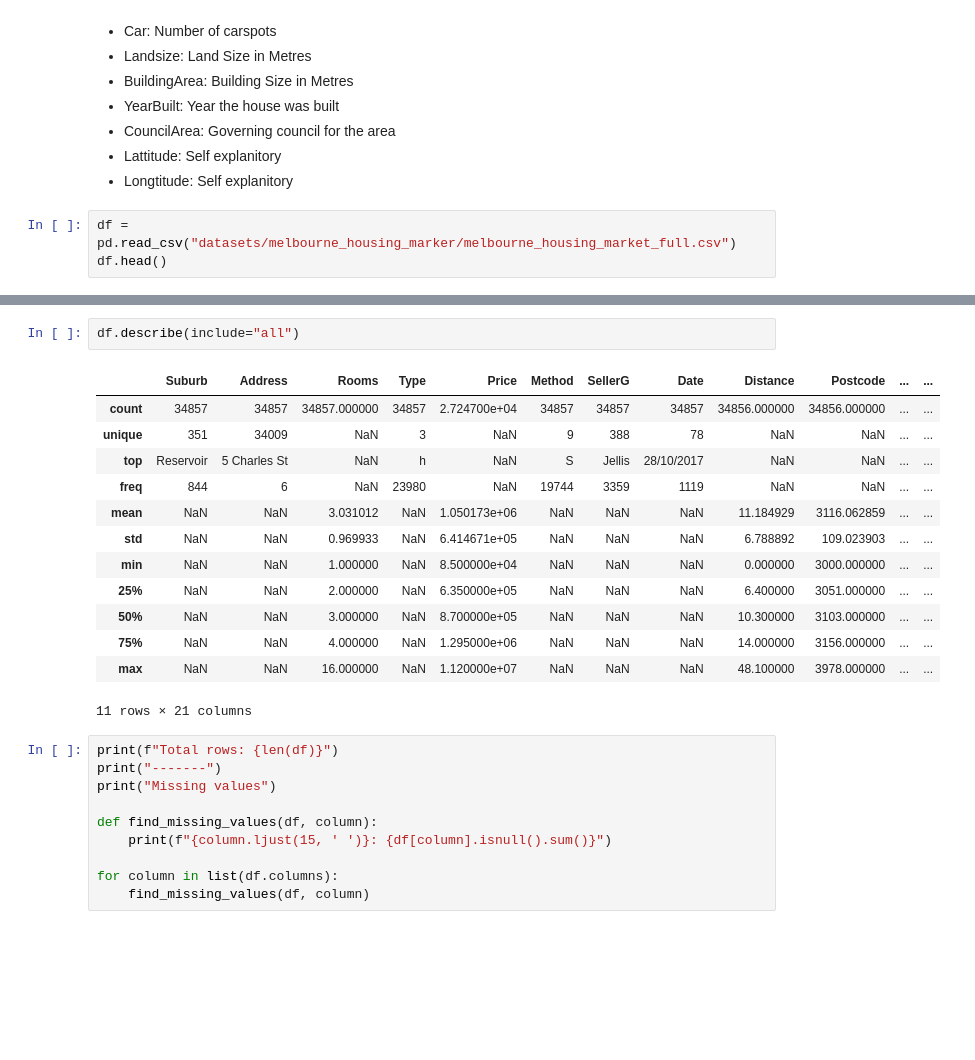
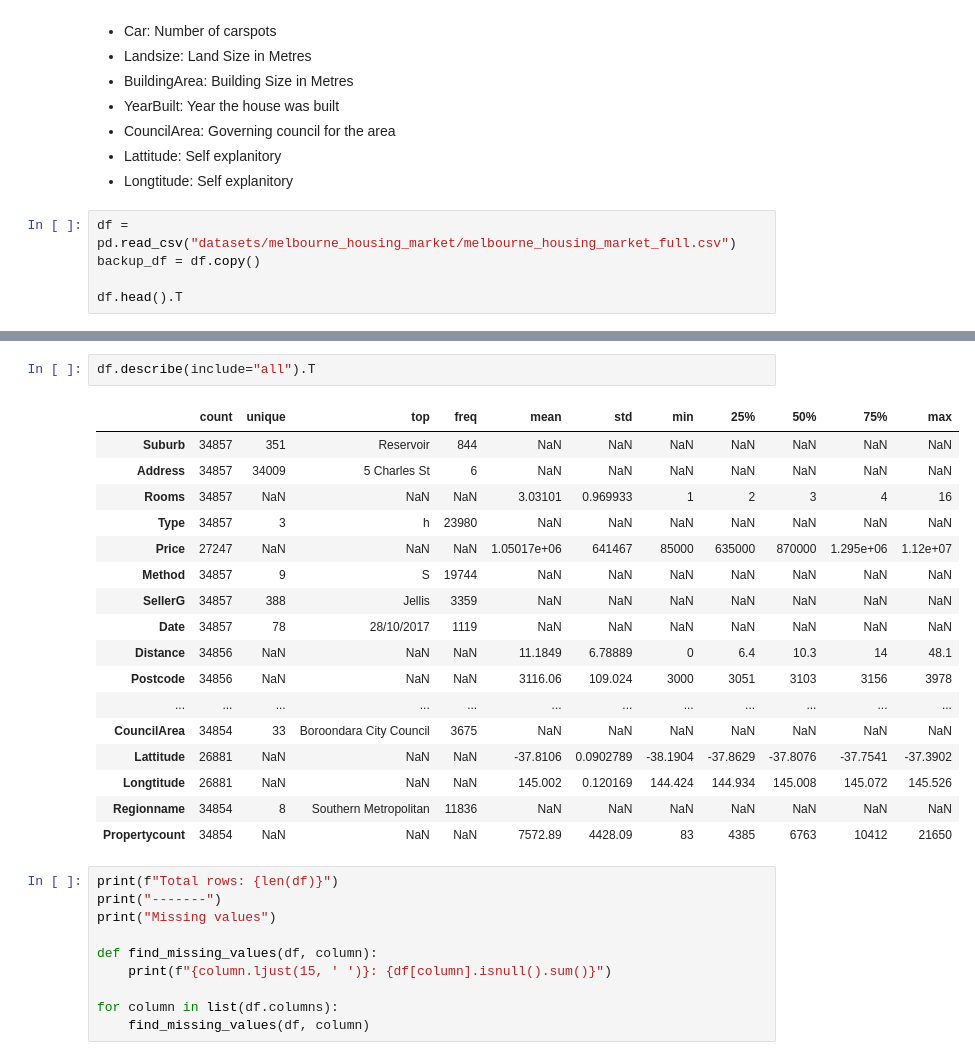
Before and after one commit to tailtq/ml-learning, a Jupyter notebook: ml-08/03_melbourne_housing_market.ipynb, the cells around one changed output, grey strips where cells are left out. Drawn from its saved outputs; the diff is of its cells as text; blank space fills up the shorter version.

```diff
--- a/ml-08/03_melbourne_housing_market.ipynb
+++ b/ml-08/03_melbourne_housing_market.ipynb
@@ -44,6 +48,8 @@ Some Key Details
 - Lattitude: Self explanitory
 - Longtitude: Self explanitory
 # %%
-df = pd.read_csv("datasets/melbourne_housing_marker/melbourne_housing_market_full.csv")
-df.head()
+df = pd.read_csv("datasets/melbourne_housing_market/melbourne_housing_market_full.csv")
+backup_df = df.copy()
+
+df.head().T
 # %% [output]
@@ -57,19 +73,23 @@ df.head()
 # %%
-df.describe(include="all")
+df.describe(include="all").T
 # %% [output]
-|  | Suburb | Address | Rooms | Type | Price | Method | SellerG | Date | Distance | Postcode | ... | ... |
-| count | 34857 | 34857 | 34857.000000 | 34857 | 2.724700e+04 | 34857 | 34857 | 34857 | 34856.000000 | 34856.000000 | ... | ... |
-| unique | 351 | 34009 | NaN | 3 | NaN | 9 | 388 | 78 | NaN | NaN | ... | ... |
-| top | Reservoir | 5 Charles St | NaN | h | NaN | S | Jellis | 28/10/2017 | NaN | NaN | ... | ... |
-| freq | 844 | 6 | NaN | 23980 | NaN | 19744 | 3359 | 1119 | NaN | NaN | ... | ... |
-| mean | NaN | NaN | 3.031012 | NaN | 1.050173e+06 | NaN | NaN | NaN | 11.184929 | 3116.062859 | ... | ... |
-| std | NaN | NaN | 0.969933 | NaN | 6.414671e+05 | NaN | NaN | NaN | 6.788892 | 109.023903 | ... | ... |
-| min | NaN | NaN | 1.000000 | NaN | 8.500000e+04 | NaN | NaN | NaN | 0.000000 | 3000.000000 | ... | ... |
-| 25% | NaN | NaN | 2.000000 | NaN | 6.350000e+05 | NaN | NaN | NaN | 6.400000 | 3051.000000 | ... | ... |
-| 50% | NaN | NaN | 3.000000 | NaN | 8.700000e+05 | NaN | NaN | NaN | 10.300000 | 3103.000000 | ... | ... |
-| 75% | NaN | NaN | 4.000000 | NaN | 1.295000e+06 | NaN | NaN | NaN | 14.000000 | 3156.000000 | ... | ... |
-| max | NaN | NaN | 16.000000 | NaN | 1.120000e+07 | NaN | NaN | NaN | 48.100000 | 3978.000000 | ... | ... |
+|  | count | unique | top | freq | mean | std | min | 25% | 50% | 75% | max |
+| Suburb | 34857 | 351 | Reservoir | 844 | NaN | NaN | NaN | NaN | NaN | NaN | NaN |
+| Address | 34857 | 34009 | 5 Charles St | 6 | NaN | NaN | NaN | NaN | NaN | NaN | NaN |
+| Rooms | 34857 | NaN | NaN | NaN | 3.03101 | 0.969933 | 1 | 2 | 3 | 4 | 16 |
+| Type | 34857 | 3 | h | 23980 | NaN | NaN | NaN | NaN | NaN | NaN | NaN |
+| Price | 27247 | NaN | NaN | NaN | 1.05017e+06 | 641467 | 85000 | 635000 | 870000 | 1.295e+06 | 1.12e+07 |
+| Method | 34857 | 9 | S | 19744 | NaN | NaN | NaN | NaN | NaN | NaN | NaN |
+| SellerG | 34857 | 388 | Jellis | 3359 | NaN | NaN | NaN | NaN | NaN | NaN | NaN |
+| Date | 34857 | 78 | 28/10/2017 | 1119 | NaN | NaN | NaN | NaN | NaN | NaN | NaN |
+| Distance | 34856 | NaN | NaN | NaN | 11.1849 | 6.78889 | 0 | 6.4 | 10.3 | 14 | 48.1 |
+| Postcode | 34856 | NaN | NaN | NaN | 3116.06 | 109.024 | 3000 | 3051 | 3103 | 3156 | 3978 |
+| ... | ... | ... | ... | ... | ... | ... | ... | ... | ... | ... | ... |
+| CouncilArea | 34854 | 33 | Boroondara City Council | 3675 | NaN | NaN | NaN | NaN | NaN | NaN | NaN |
+| Lattitude | 26881 | NaN | NaN | NaN | -37.8106 | 0.0902789 | -38.1904 | -37.8629 | -37.8076 | -37.7541 | -37.3902 |
+| Longtitude | 26881 | NaN | NaN | NaN | 145.002 | 0.120169 | 144.424 | 144.934 | 145.008 | 145.072 | 145.526 |
+| Regionname | 34854 | 8 | Southern Metropolitan | 11836 | NaN | NaN | NaN | NaN | NaN | NaN | NaN |
+| Propertycount | 34854 | NaN | NaN | NaN | 7572.89 | 4428.09 | 83 | 4385 | 6763 | 10412 | 21650 |
-11 rows × 21 columns
 # %%
 print(f"Total rows: {len(df)}")
 print("-------")
```
Also changed, not shown: parts of 17 cells of this notebook, 4 other files.
